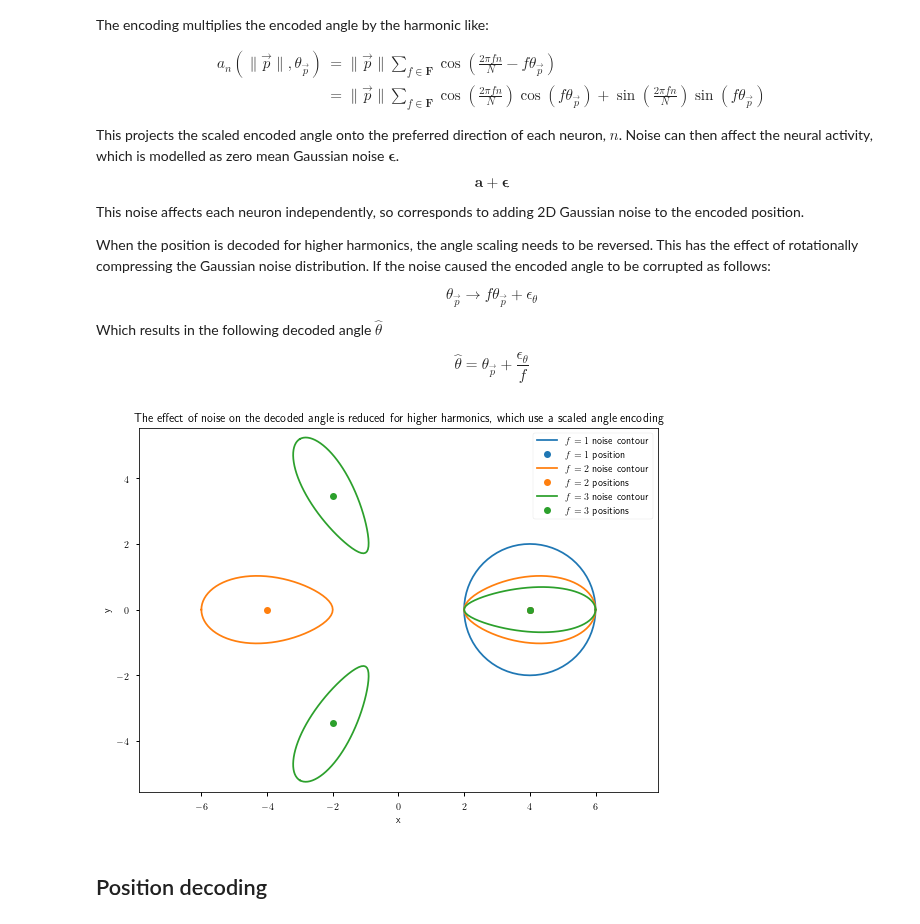
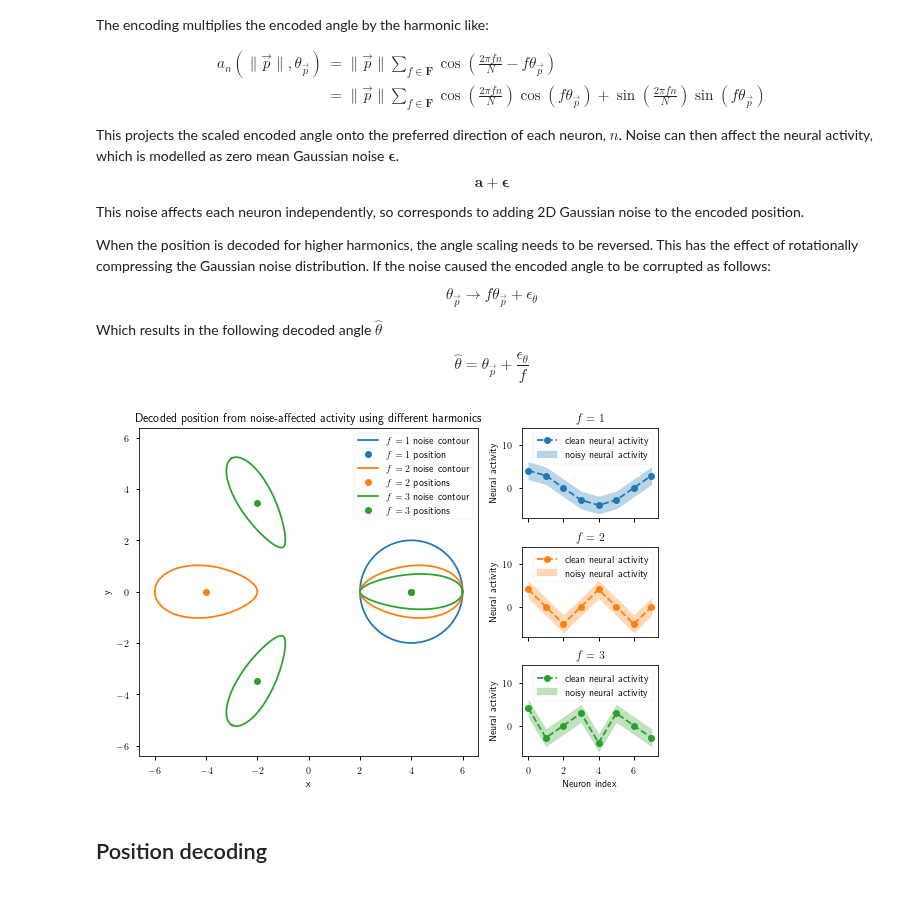
Before and after one commit to Dominic-DallOsto/insect-navigation-sinusoidal-optimality, a Jupyter notebook: noise affected multiple harmonics encoding.ipynb, the cells around one changed output. Cells and saved outputs as stored; diff of their text form; code cells hidden in the pictures.

Commit message:
Nicer figure showing the decoding error distributions for different harmonics

```diff
--- a/noise affected multiple harmonics encoding.ipynb
+++ b/noise affected multiple harmonics encoding.ipynb
@@ -151,27 +151,51 @@ $$\theta_{\vec{p}} \rightarrow f\theta_{\vec{p}} + \epsilon_\theta$$
 Which results in the following decoded angle $\hat\theta$
 
 $$\hat\theta = \theta_{\vec{p}} + \frac{\epsilon_\theta}{f}$$
-# %%
-a0 = 4 * activity(0, [1,2,3], True)
-
-noise_mag = 2
-noise_angle_range = np.hstack((np.arange(-180, 180, 5), [-180]))
-
-for f in [1,2,3]:
-	points = np.dstack([all_xy_decoder(f)(a0 - noise_mag*np.cos(2*f*np.pi*neuron_indices/N - np.radians(noise_angle))) for noise_angle in noise_angle_range])
-	plt.plot(points[0].T, points[1].T, f'C{f-1}', label=f'$f={f}$ noise contour')
-	plt.plot(*all_xy_decoder(f)(a0), f'C{f-1}o', label=f'$f={f}$ position{"s" if f > 1 else ""}')
-
-handles, _ = plt.gca().get_legend_handles_labels()
-plt.legend(handles=[handles[0], handles[1], handles[2],handles[4],handles[5],handles[8]])
-plt.axis('equal')
-plt.xlabel('x')
-plt.ylabel('y')
-plt.title('The effect of noise on the decoded angle is reduced for higher harmonics, which use a scaled angle encoding')
-plt.tight_layout()
-plt.show()
-# %% [output]
-[figure, removed]
+# %%
+figsize=(8,5.5)
+fig, axs = plt.subplot_mosaic("AB;AC;AD", figsize=figsize, width_ratios=[2.5,1])
+axs = np.array(list(axs.values()))[np.argsort(list(axs.keys()))] # need to do this to get axes in order A B C D ...
+
+axs[1].sharex(axs[3])
+axs[2].sharex(axs[3])
+plt.setp(axs[1].get_xticklabels(), visible=False)
+plt.setp(axs[2].get_xticklabels(), visible=False)
+axs[3].set_xlabel('Neuron index')
+
+a0 = 4 * activity(0, [1,2,3], True)
+noise_mag = 2
+noise_angle_range = np.hstack((np.arange(-180, 180, 5), [-180]))
+
+plt.sca(axs[-1])
+for f in [1,2,3]:
+	noisy_signals = np.hstack([(4 * activity(0, [f], True) - noise_mag*np.cos(2*f*np.pi*neuron_indices/N - np.radians(noise_angle))) for noise_angle in noise_angle_range])
+	noise_contour = np.dstack([all_xy_decoder(f)(np.atleast_2d(noisy_signal).T) for noisy_signal in noisy_signals.T])
+
+	plt.sca(axs[0])
+	plt.plot(noise_contour[0].T, noise_contour[1].T, f'C{f-1}', label=f'$f={f}$ noise contour')
+	plt.plot(*all_xy_decoder(f)(a0), f'C{f-1}o', label=f'$f={f}$ position{"s" if f > 1 else ""}')
+
+	plt.sca(axs[f])
+	plt.plot(noisy_signals.mean(axis=1), f'C{f-1}o--', label='clean neural activity')
+	plt.fill_between(x=neuron_indices.ravel(), y1=noisy_signals.min(axis=1), y2=noisy_signals.max(axis=1), color=f'C{f-1}', alpha=0.3, label='noisy neural activity')
+	plt.legend()
+	plt.title(f'$f={f}$')
+	plt.ylabel('Neural activity')
+	plt.ylim(-7,14)
+
+
+plt.sca(axs[0])
+handles, _ = plt.gca().get_legend_handles_labels()
+plt.legend(handles=[handles[0], handles[1], handles[2],handles[4],handles[5],handles[8]])
+plt.axis('equal')
+plt.xlabel('x')
+plt.ylabel('y')
+plt.title('Decoded position from noise-affected activity using different harmonics')
+plt.tight_layout()
+plt.savefig('plots/combined-harmonics-noise-contours.pdf')
+plt.show()
+# %% [output]
+[figure, added]
 # %% [markdown]
 ## Position decoding
 # %% [markdown]
```
Also changed, not shown: 1 other file.
